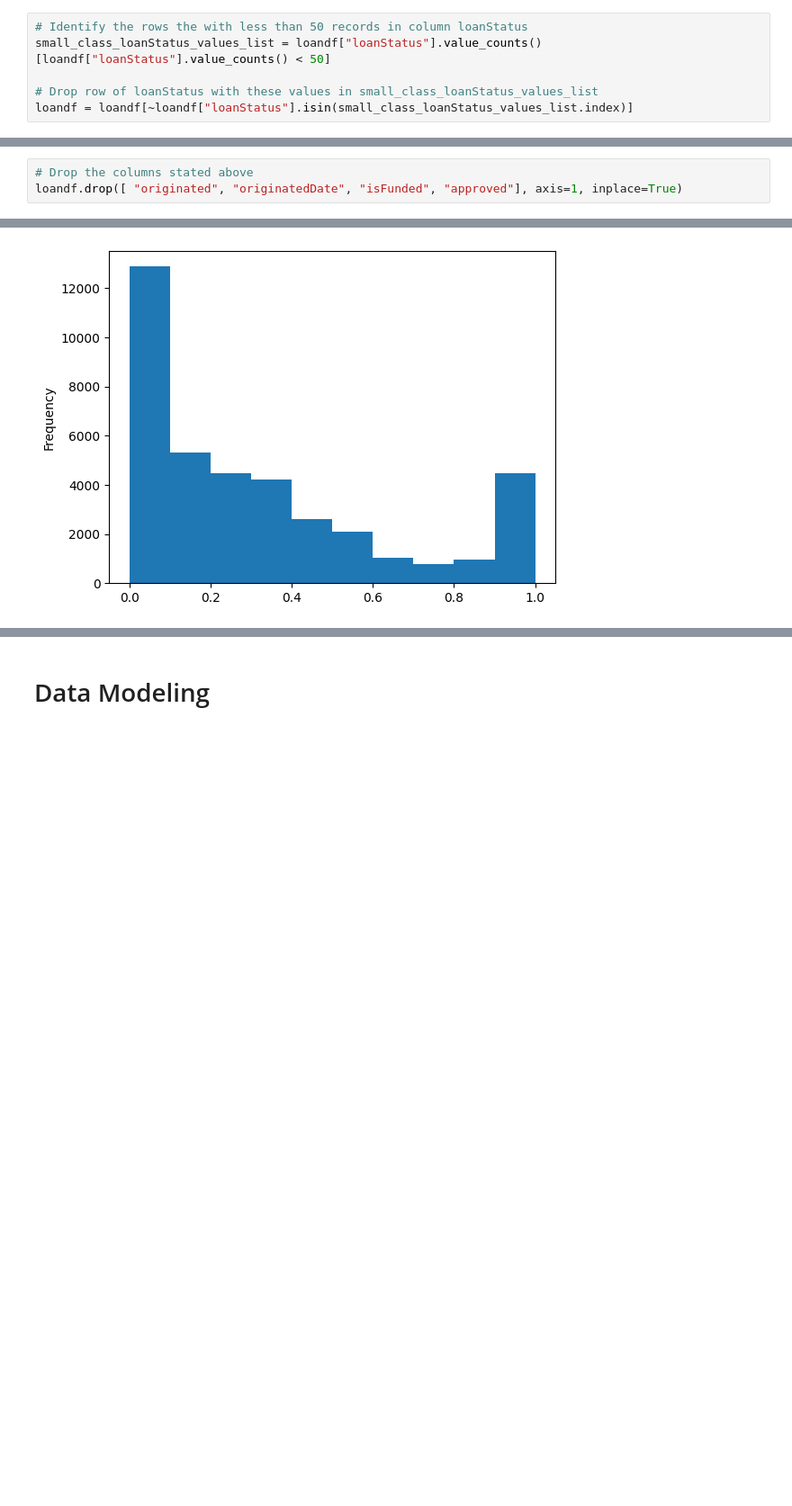
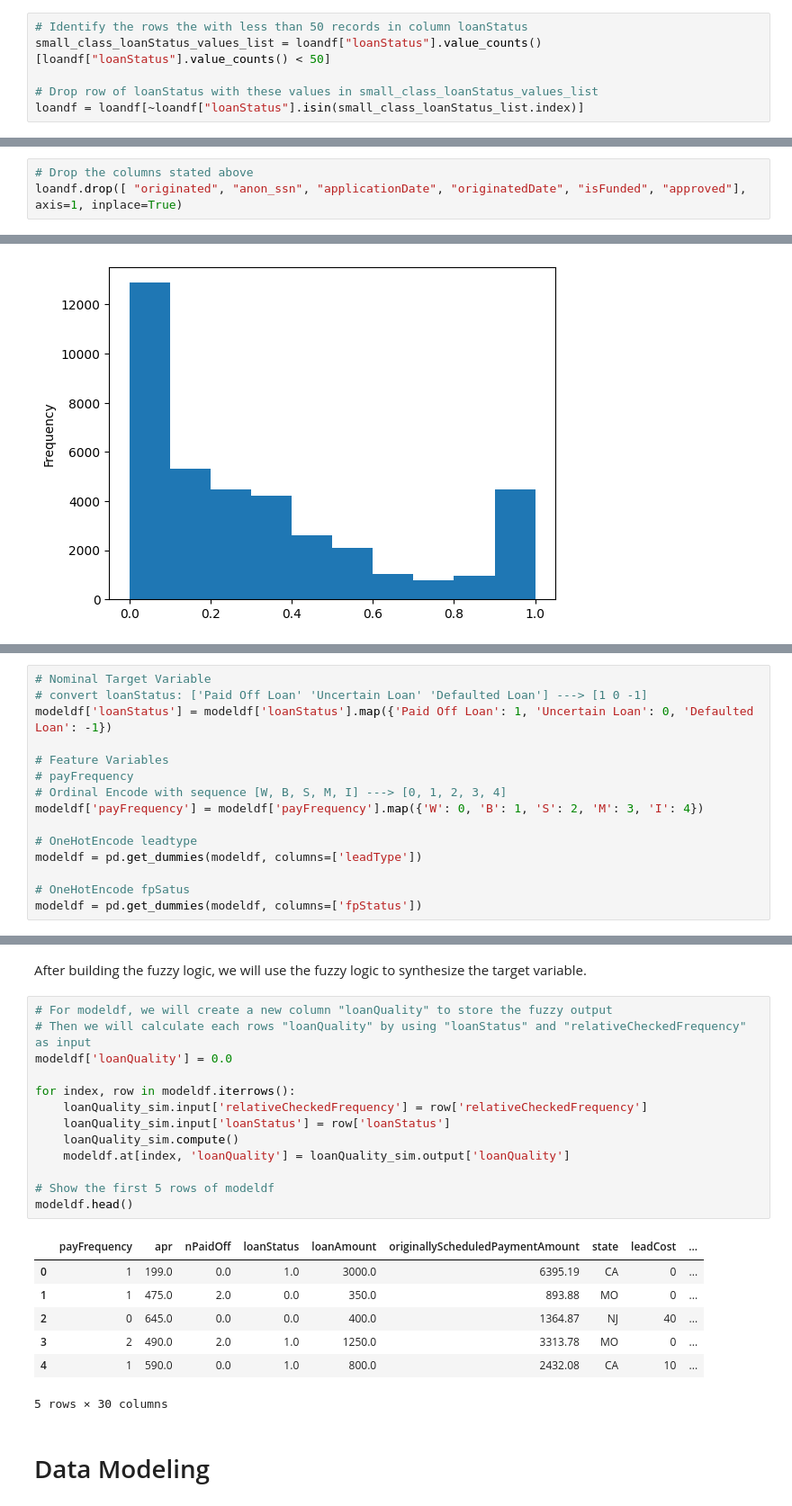
Before and after one commit to ahdeanlau/Credit_Score_Prediction, a Jupyter notebook: Exploratory_Data_analysis.ipynb, the cells around one changed output, grey strips where cells are left out. Shown at 90% size. Saved outputs shown, nothing was run; the diff lists cells and outputs as text; blank space fills up the shorter version.

```diff
--- a/Exploratory_Data_analysis.ipynb
+++ b/Exploratory_Data_analysis.ipynb
@@ -340,4 +344,4 @@ Name: count, dtype: int64
 small_class_loanStatus_values_list = loandf["loanStatus"].value_counts()[loandf["loanStatus"].value_counts() < 50]
 
 # Drop row of loanStatus with these values in small_class_loanStatus_values_list
-loandf = loandf[~loandf["loanStatus"].isin(small_class_loanStatus_values_list.index)]
+loandf = loandf[~loandf["loanStatus"].isin(small_class_loanStatus_list.index)]
@@ -452,7 +471,7 @@ Columns to be dropped:
     - This will also cause data leakage, because *loanStatus* is strongly relying on the value of *approved*, we should able to predict loanStatus before approval is given.
 # %%
 # Drop the columns stated above
-loandf.drop([ "originated", "originatedDate", "isFunded", "approved"], axis=1, inplace=True)
+loandf.drop([ "originated", "anon_ssn", "applicationDate", "originatedDate", "isFunded", "approved"], axis=1, inplace=True)
 # %% [markdown]
 #### 2.2.2.3 Impute missing value
 # %%
@@ -715,0 +790,15 @@ dtype: int64
+# %%
+# Nominal Target Variable
+# convert loanStatus: ['Paid Off Loan' 'Uncertain Loan' 'Defaulted Loan'] ---> [1 0 -1]
+modeldf['loanStatus'] = modeldf['loanStatus'].map({'Paid Off Loan': 1, 'Uncertain Loan': 0, 'Defaulted Loan': -1})
+
+# Feature Variables
+# payFrequency
+# Ordinal Encode with sequence [W, B, S, M, I] ---> [0, 1, 2, 3, 4]
+modeldf['payFrequency'] = modeldf['payFrequency'].map({'W': 0, 'B': 1, 'S': 2, 'M': 3, 'I': 4})
+
+# OneHotEncode leadtype
+modeldf = pd.get_dummies(modeldf, columns=['leadType'])
+
+# OneHotEncode fpSatus
+modeldf = pd.get_dummies(modeldf, columns=['fpStatus'])
@@ -716,3 +910,26 @@ dtype: int64
+# %% [markdown]
+After building the fuzzy logic, we will use the fuzzy logic to synthesize the target variable.
+# %%
+# For modeldf, we will create a new column "loanQuality" to store the fuzzy output
+# Then we will calculate each rows "loanQuality" by using "loanStatus" and "relativeCheckedFrequency" as input
+modeldf['loanQuality'] = 0.0
+
+for index, row in modeldf.iterrows():
+    loanQuality_sim.input['relativeCheckedFrequency'] = row['relativeCheckedFrequency']
+    loanQuality_sim.input['loanStatus'] = row['loanStatus']
+    loanQuality_sim.compute()
+    modeldf.at[index, 'loanQuality'] = loanQuality_sim.output['loanQuality']
+
+# Show the first 5 rows of modeldf
+modeldf.head()
+# %% [output]
+|  | payFrequency | apr | nPaidOff | loanStatus | loanAmount | originallyScheduledPaymentAmount | state | leadCost | ... |
+| 0 | 1 | 199.0 | 0.0 | 1.0 | 3000.0 | 6395.19 | CA | 0 | ... |
+| 1 | 1 | 475.0 | 2.0 | 0.0 | 350.0 | 893.88 | MO | 0 | ... |
+| 2 | 0 | 645.0 | 0.0 | 0.0 | 400.0 | 1364.87 | NJ | 40 | ... |
+| 3 | 2 | 490.0 | 2.0 | 1.0 | 1250.0 | 3313.78 | MO | 0 | ... |
+| 4 | 1 | 590.0 | 0.0 | 1.0 | 800.0 | 2432.08 | CA | 10 | ... |
+5 rows × 30 columns
 # %% [markdown]
 # Data Modeling
 # %% [markdown]
```
Also changed, not shown: parts of 21 cells of this notebook.
